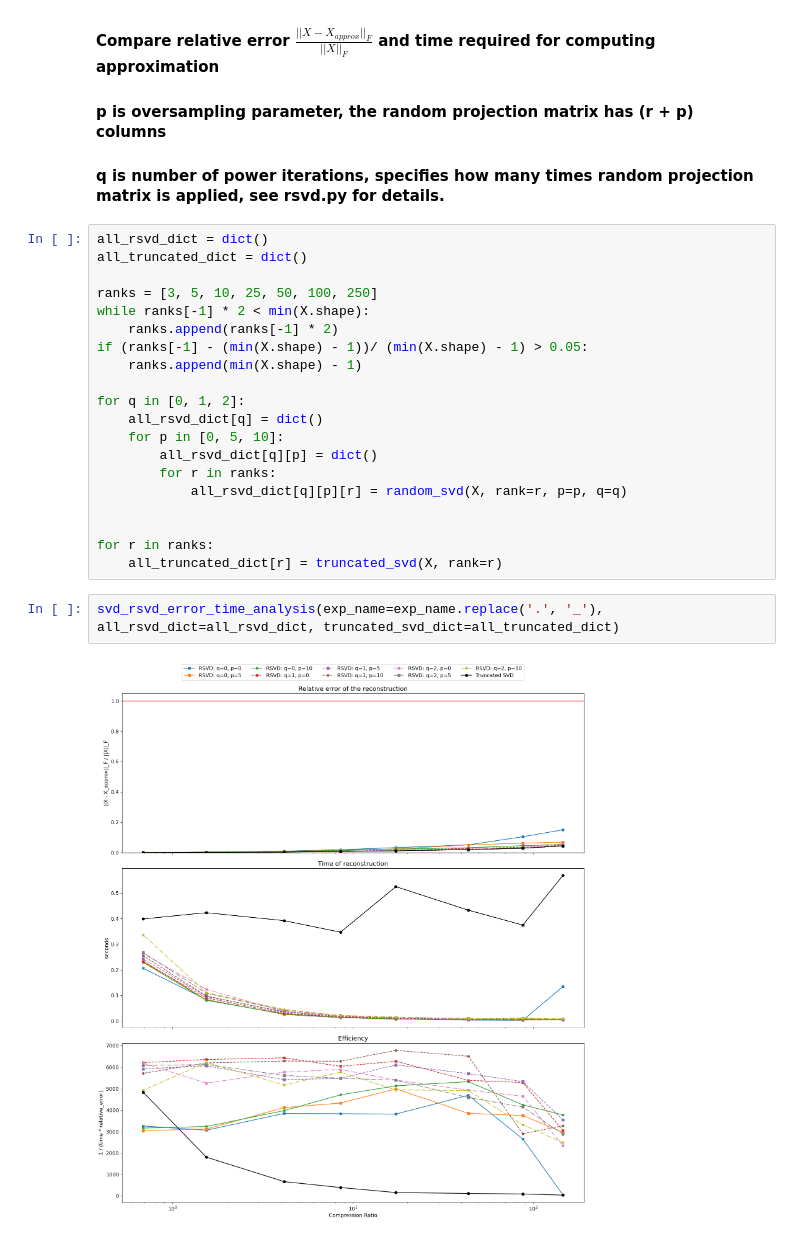
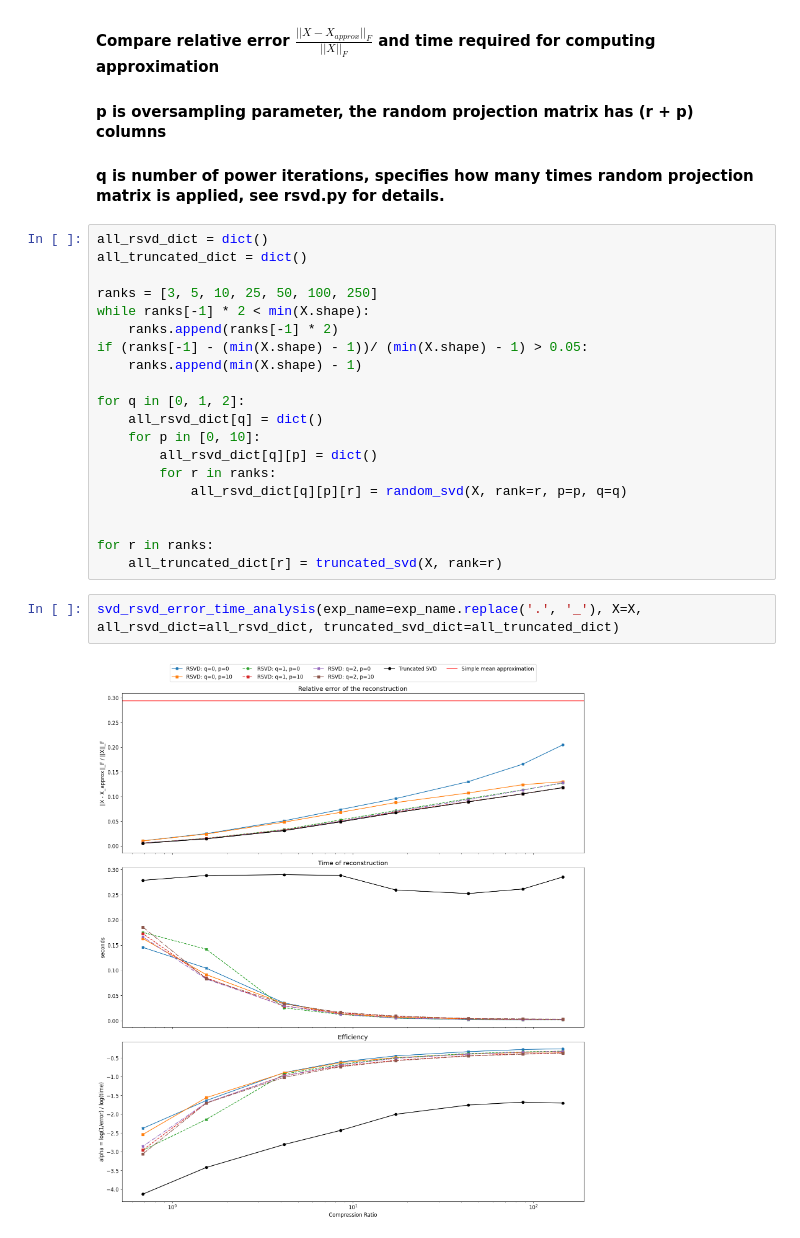
Before and after one commit to DiMaths/tensor_video_compression, a Jupyter notebook: code/image.ipynb, the cells around one changed output. Drawn from its saved outputs; the diff is of its cells as text.

Commit message:
Added alpha measure of efficiency, added test image

```diff
--- a/code/image.ipynb
+++ b/code/image.ipynb
@@ -189,7 +189,7 @@ if (ranks[-1] - (min(X.shape) - 1))/ (min(X.shape) - 1) > 0.05:
 
 for q in [0, 1, 2]:
     all_rsvd_dict[q] = dict()
-    for p in [0, 5, 10]:
+    for p in [0, 10]:
         all_rsvd_dict[q][p] = dict()
         for r in ranks:
             all_rsvd_dict[q][p][r] = random_svd(X, rank=r, p=p, q=q)
@@ -198,6 +198,6 @@ for q in [0, 1, 2]:
 for r in ranks:
     all_truncated_dict[r] = truncated_svd(X, rank=r)
 # %%
-svd_rsvd_error_time_analysis(exp_name=exp_name.replace('.', '_'), all_rsvd_dict=all_rsvd_dict, truncated_svd_dict=all_truncated_dict)
+svd_rsvd_error_time_analysis(exp_name=exp_name.replace('.', '_'), X=X, all_rsvd_dict=all_rsvd_dict, truncated_svd_dict=all_truncated_dict)
 # %% [output]
-[figure, old version]
+[figure, new version]
```
Also changed, not shown: parts of 3 cells of this notebook, 4 other files.
